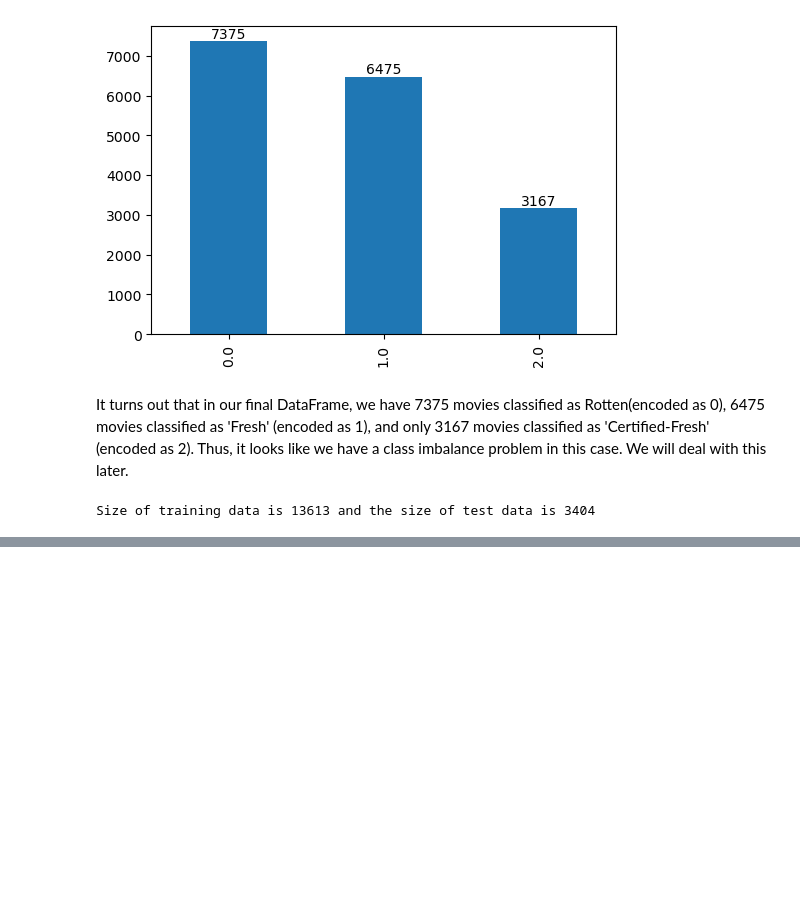
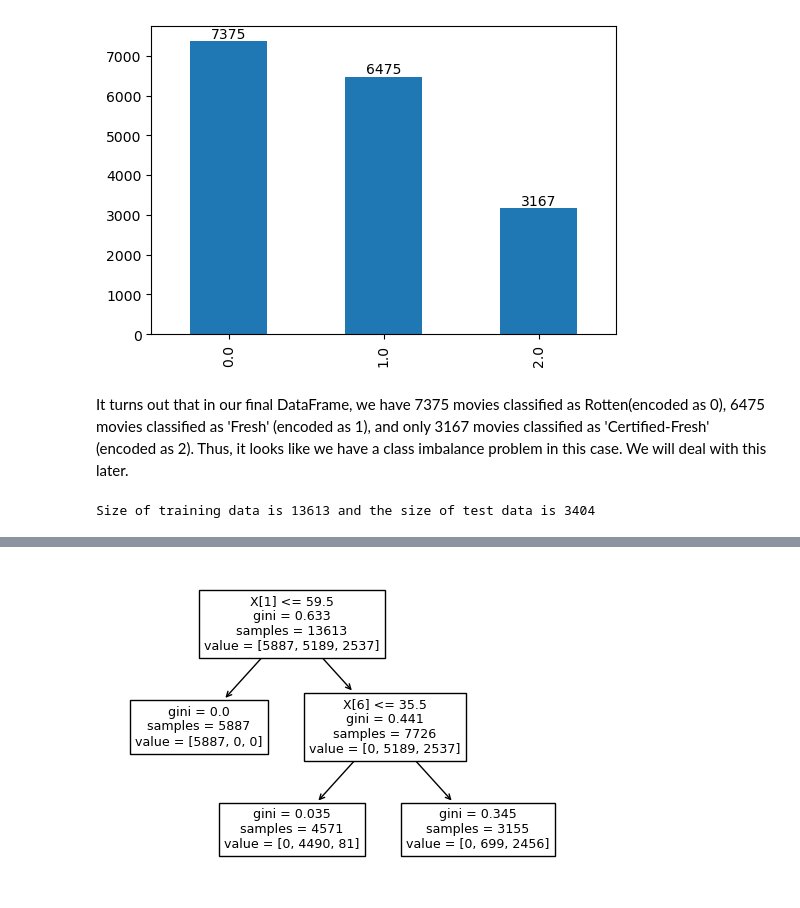
Before and after one commit to tugceturkkal/Data-Projects, a Jupyter notebook: Rotten Tomatoes Movies Rating Prediction.ipynb, the cells around one changed output, grey strips where cells are left out. Cells and saved outputs as stored; diff of their text form; code cells hidden in the pictures; blank space fills up the shorter version.

```diff
--- a/Rotten Tomatoes Movies Rating Prediction.ipynb
+++ b/Rotten Tomatoes Movies Rating Prediction.ipynb
@@ -245,0 +292,8 @@ Size of training data is 13613 and the size of test data is 3404
+# %%
+fig, ax = plt.subplots(figsize=(6, 4))
+
+plot_tree(tree_3_leaf, ax= ax)
+
+plt.show()
+# %% [output]
+[figure, added]
```
Also changed, not shown: parts of 13 cells of this notebook.
